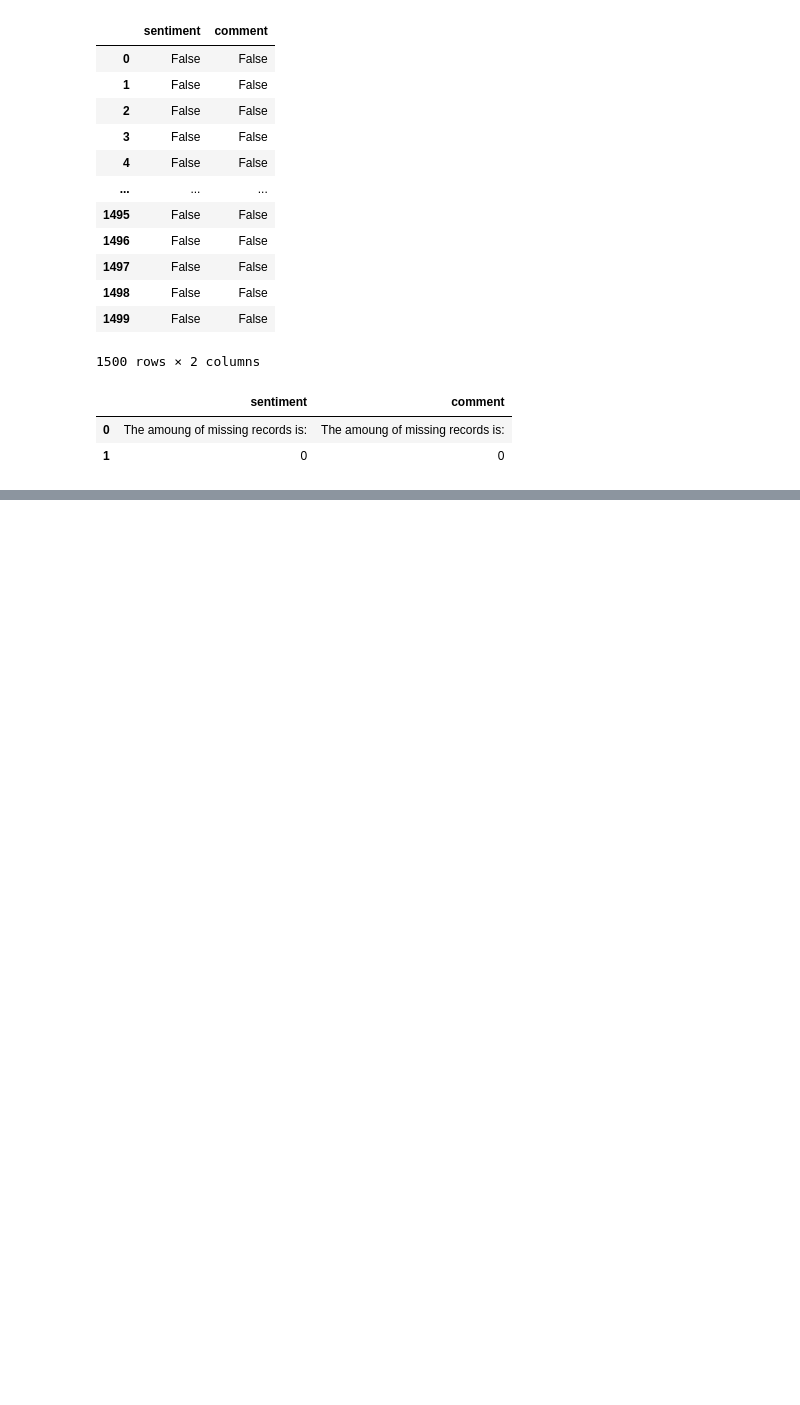
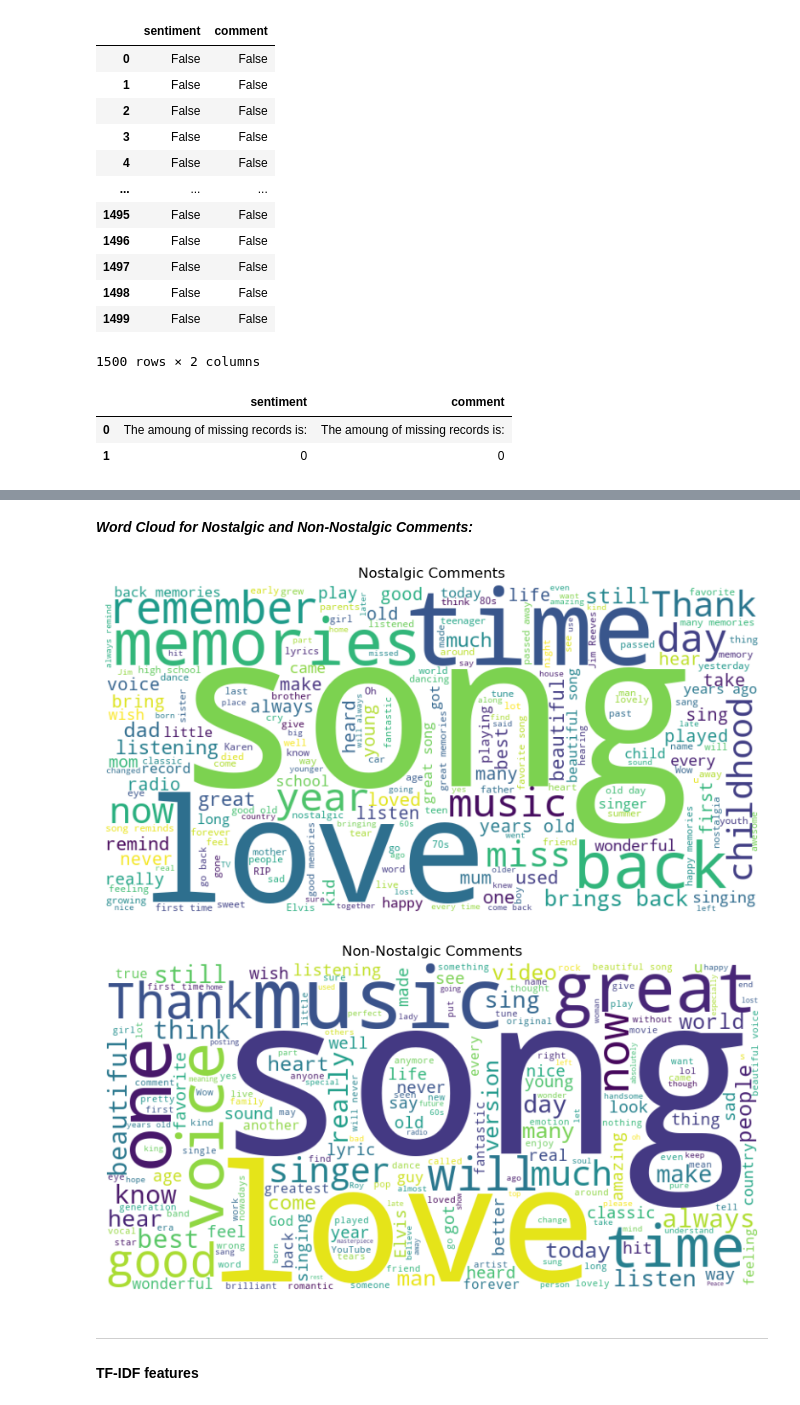
Before and after one commit to r926215/DM2024-Lab1-Homework, a Jupyter notebook: DM2024-Lab1-Homework.ipynb, the cells around one changed output, grey strips where cells are left out. Cells and saved outputs as stored; diff of their text form; code cells hidden in the pictures; blank space fills up the shorter version.

```diff
--- a/DM2024-Lab1-Homework.ipynb
+++ b/DM2024-Lab1-Homework.ipynb
@@ -94,0 +121,36 @@ df_reconstructed.isnull().apply(lambda x: dmh.check_missing_values(x))
+# %% [markdown]
+***Word Cloud for Nostalgic and Non-Nostalgic Comments:***
+# %%
+from wordcloud import WordCloud
+import matplotlib.pyplot as plt
+
+# Separate nostalgic and non-nostalgic comments
+nostalgic_comments = ' '.join(df[df['sentiment'] == 'nostalgia']['comment'].dropna())
+non_nostalgic_comments = ' '.join(df[df['sentiment'] == 'not nostalgia']['comment'].dropna())
+
+# Check if comments exist before generating the word cloud
+if nostalgic_comments.strip():
+    nostalgic_wordcloud = WordCloud(width=800, height=400, background_color='white').generate(nostalgic_comments)
+    plt.figure(figsize=(10, 5))
+    plt.imshow(nostalgic_wordcloud, interpolation='bilinear')
+    plt.title('Nostalgic Comments')
+    plt.axis('off')
+    plt.show()
+else:
+    print("No available nostalgic comments to generate a word cloud.")
+
+if non_nostalgic_comments.strip():
+    non_nostalgic_wordcloud = WordCloud(width=800, height=400, background_color='white').generate(non_nostalgic_comments)
+    plt.figure(figsize=(10, 5))
+    plt.imshow(non_nostalgic_wordcloud, interpolation='bilinear')
+    plt.title('Non-Nostalgic Comments')
+    plt.axis('off')
+    plt.show()
+else:
+    print("No available non-nostalgic comments to generate a word cloud.")
+# %% [output]
+[figure, added]
+[figure, added]
+# %% [markdown]
+---
+#### TF-IDF features
```
Also changed, not shown: parts of 6 cells of this notebook.
